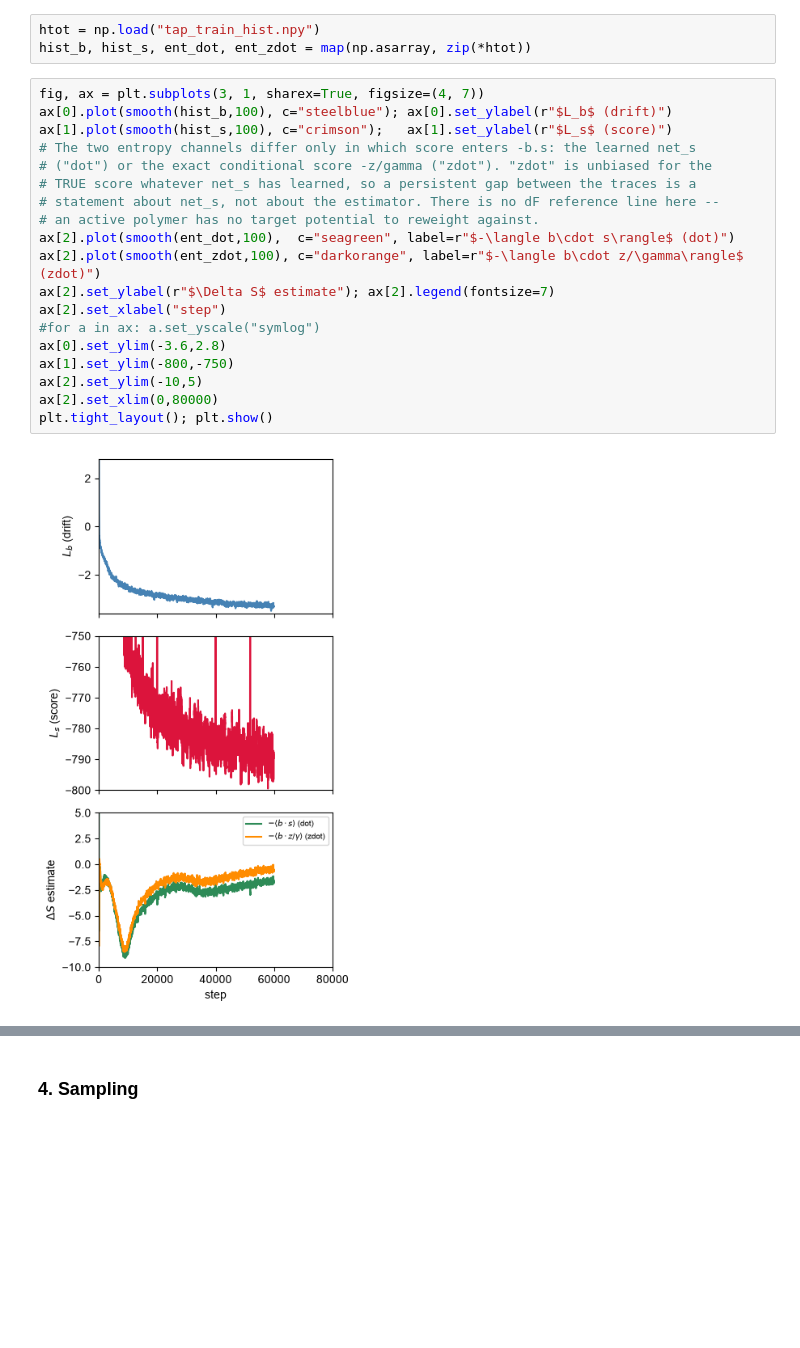
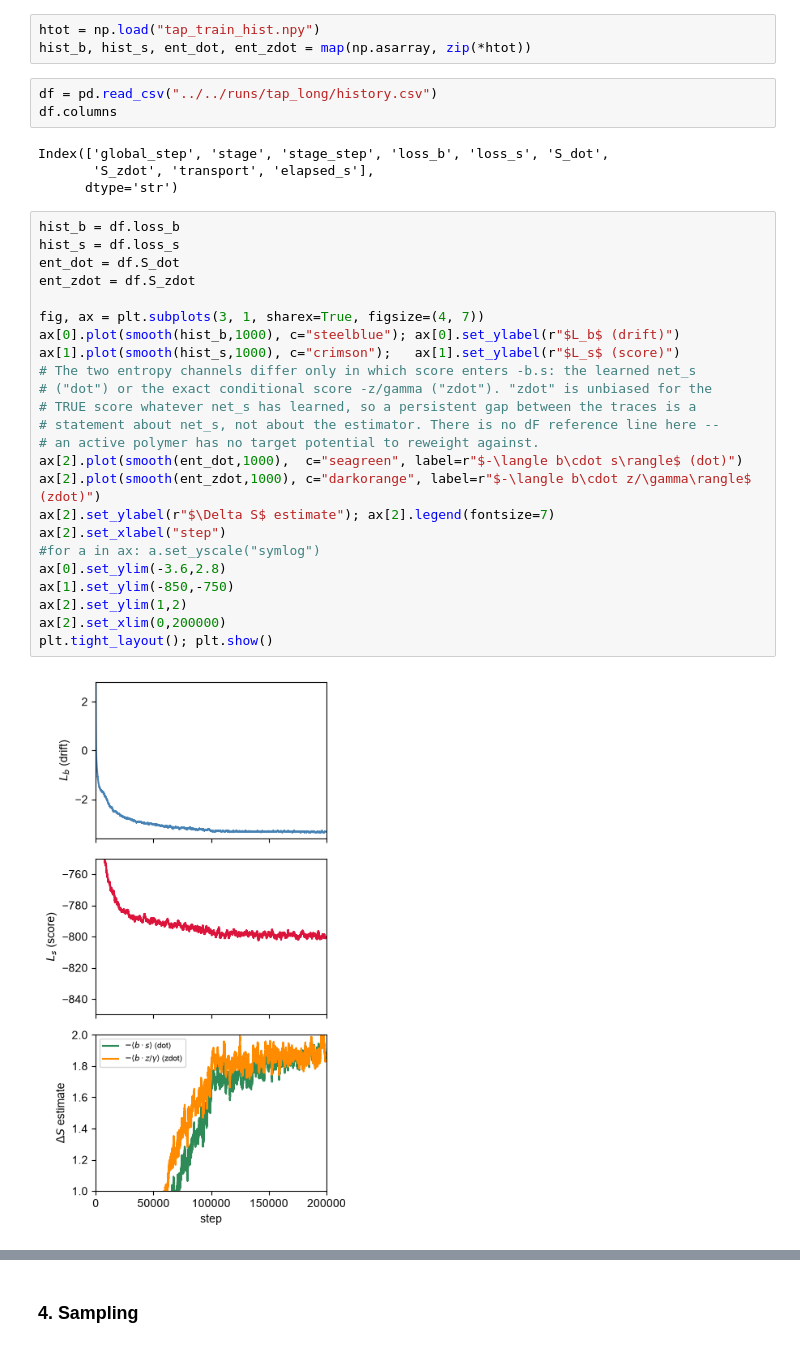
Before and after one commit to Rauscher-Group/eesi, a Jupyter notebook: experiments/TAP/TAP.ipynb, the cells around one changed output, grey strips where cells are left out. Drawn from its saved outputs; the diff is of its cells as text; blank space fills up the shorter version.

```diff
--- a/experiments/TAP/TAP.ipynb
+++ b/experiments/TAP/TAP.ipynb
@@ -371,24 +372,36 @@ print(f"saved tap_{{b,s}}_si_N{N}_B{batch_size}.pth")
 # %%
 htot = np.load("tap_train_hist.npy")
 hist_b, hist_s, ent_dot, ent_zdot = map(np.asarray, zip(*htot))
+# %%
+df = pd.read_csv("../../runs/tap_long/history.csv")
+df.columns
+# %% [output]
+Index(['global_step', 'stage', 'stage_step', 'loss_b', 'loss_s', 'S_dot',
+       'S_zdot', 'transport', 'elapsed_s'],
+      dtype='str')
 # %%
+hist_b = df.loss_b
+hist_s = df.loss_s
+ent_dot = df.S_dot
+ent_zdot = df.S_zdot
+
 fig, ax = plt.subplots(3, 1, sharex=True, figsize=(4, 7))
-ax[0].plot(smooth(hist_b,100), c="steelblue"); ax[0].set_ylabel(r"$L_b$ (drift)")
-ax[1].plot(smooth(hist_s,100), c="crimson");   ax[1].set_ylabel(r"$L_s$ (score)")
+ax[0].plot(smooth(hist_b,1000), c="steelblue"); ax[0].set_ylabel(r"$L_b$ (drift)")
+ax[1].plot(smooth(hist_s,1000), c="crimson");   ax[1].set_ylabel(r"$L_s$ (score)")
 # The two entropy channels differ only in which score enters -b.s: the learned net_s
 # ("dot") or the exact conditional score -z/gamma ("zdot"). "zdot" is unbiased for the
 # TRUE score whatever net_s has learned, so a persistent gap between the traces is a
 # statement about net_s, not about the estimator. There is no dF reference line here --
 # an active polymer has no target potential to reweight against.
-ax[2].plot(smooth(ent_dot,100),  c="seagreen", label=r"$-\langle b\cdot s\rangle$ (dot)")
-ax[2].plot(smooth(ent_zdot,100), c="darkorange", label=r"$-\langle b\cdot z/\gamma\rangle$ (zdot)")
+ax[2].plot(smooth(ent_dot,1000),  c="seagreen", label=r"$-\langle b\cdot s\rangle$ (dot)")
+ax[2].plot(smooth(ent_zdot,1000), c="darkorange", label=r"$-\langle b\cdot z/\gamma\rangle$ (zdot)")
 ax[2].set_ylabel(r"$\Delta S$ estimate"); ax[2].legend(fontsize=7)
 ax[2].set_xlabel("step")
 #for a in ax: a.set_yscale("symlog")
 ax[0].set_ylim(-3.6,2.8)
-ax[1].set_ylim(-800,-750)
-ax[2].set_ylim(-10,5)
-ax[2].set_xlim(0,80000)
+ax[1].set_ylim(-850,-750)
+ax[2].set_ylim(1,2)
+ax[2].set_xlim(0,200000)
 plt.tight_layout(); plt.show()
 # %% [output]
-[figure, old version]
+[figure, new version]
```
Also changed, not shown: parts of 4 cells of this notebook, 16 other files.
